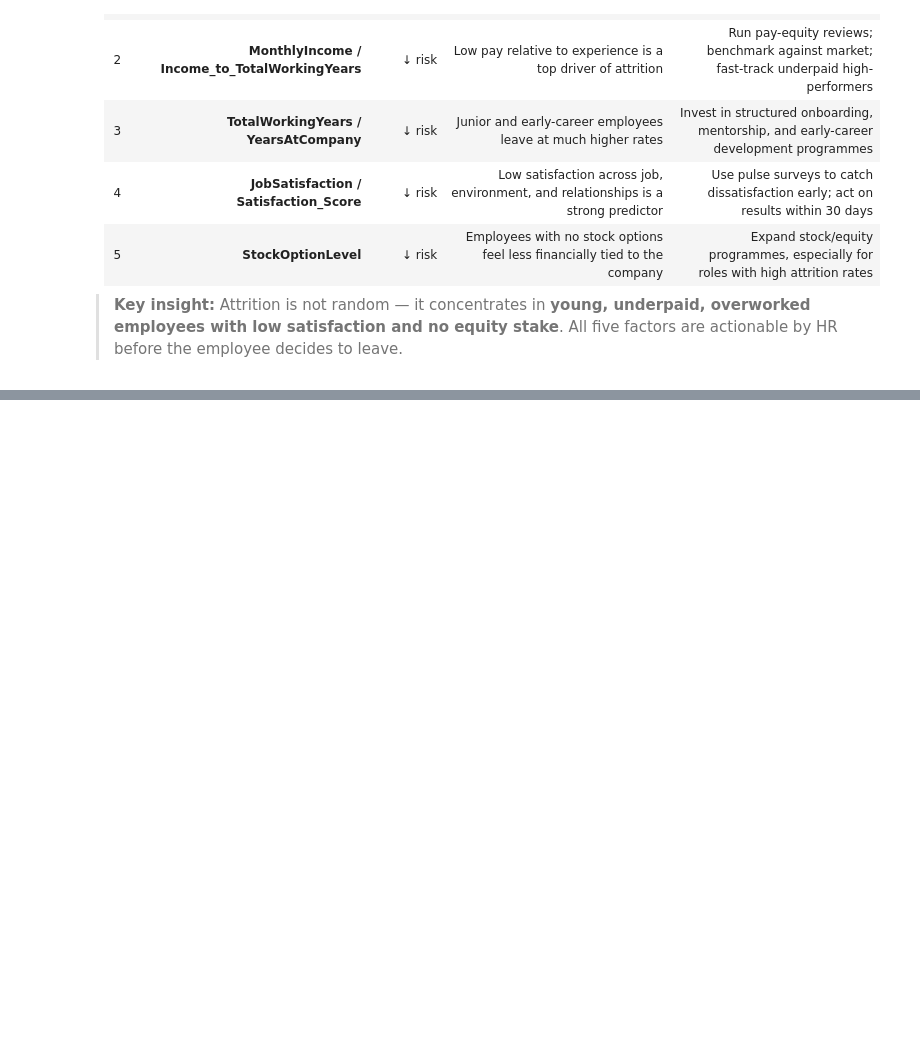
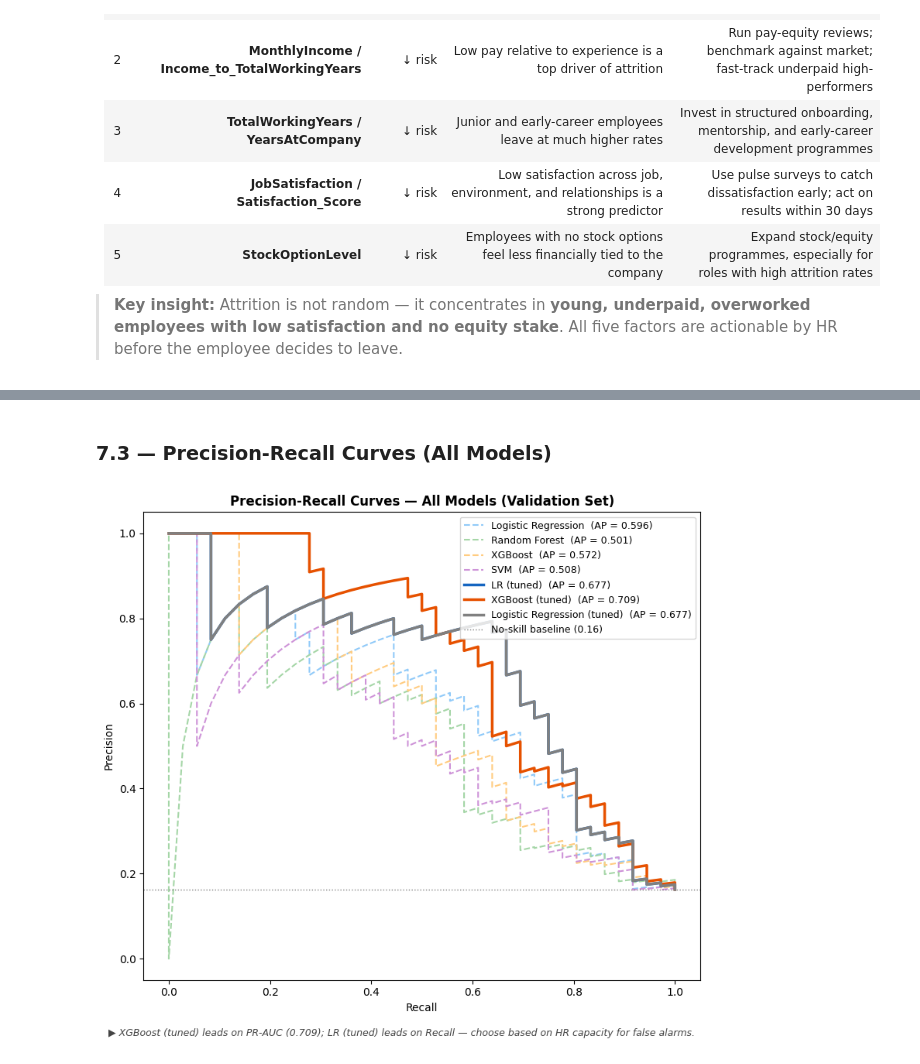
Before and after one commit to rimonshy/Employee-Churn-Prediction-System, a Jupyter notebook: notebook.ipynb, the cells around one changed output, grey strips where cells are left out. Saved outputs shown, nothing was run; the diff lists cells and outputs as text; code cells hidden in the pictures; blank space fills up the shorter version.

```diff
--- a/notebook.ipynb
+++ b/notebook.ipynb
@@ -1433,0 +1499,25 @@ All three methods (SHAP, permutation importance, point-biserial) consistently hi
+# %% [markdown]
+### 7.3 — Precision-Recall Curves (All Models)
+# %%
+fig, ax = plt.subplots(figsize=(8, 7))
+baseline_rate = y_val.mean()
+
+for name, pipe in trained.items():
+    prob  = pipe.predict_proba(X_val_enc)[:, 1]
+    prec, rec, _ = precision_recall_curve(y_val, prob)
+    ap    = average_precision_score(y_val, prob)
+    lw, ls = (2.5, '-') if 'tuned' in name else (1.5, '--')
+    ax.plot(rec, prec, color=model_colors.get(name, 'grey'), lw=lw, linestyle=ls,
+            label=f'{name}  (AP = {ap:.3f})')
+
+ax.axhline(baseline_rate, color='grey', linestyle=':', lw=1,
+           label=f'No-skill baseline ({baseline_rate:.2f})')
+ax.set_xlabel('Recall'); ax.set_ylabel('Precision')
+ax.set_title('Precision-Recall Curves — All Models (Validation Set)', fontweight='bold')
+ax.legend(loc='upper right', fontsize=9)
+fig.text(0.5, -0.02,
+    '\u25b6 XGBoost (tuned) leads on PR-AUC (0.709); LR (tuned) leads on Recall — choose based on HR capacity for false alarms.',
+    ha='center', fontsize=9, style='italic', color='#444444')
+plt.tight_layout(); plt.show()
+# %% [output]
+[figure, added]
```
Also changed, not shown: parts of 14 cells of this notebook.
